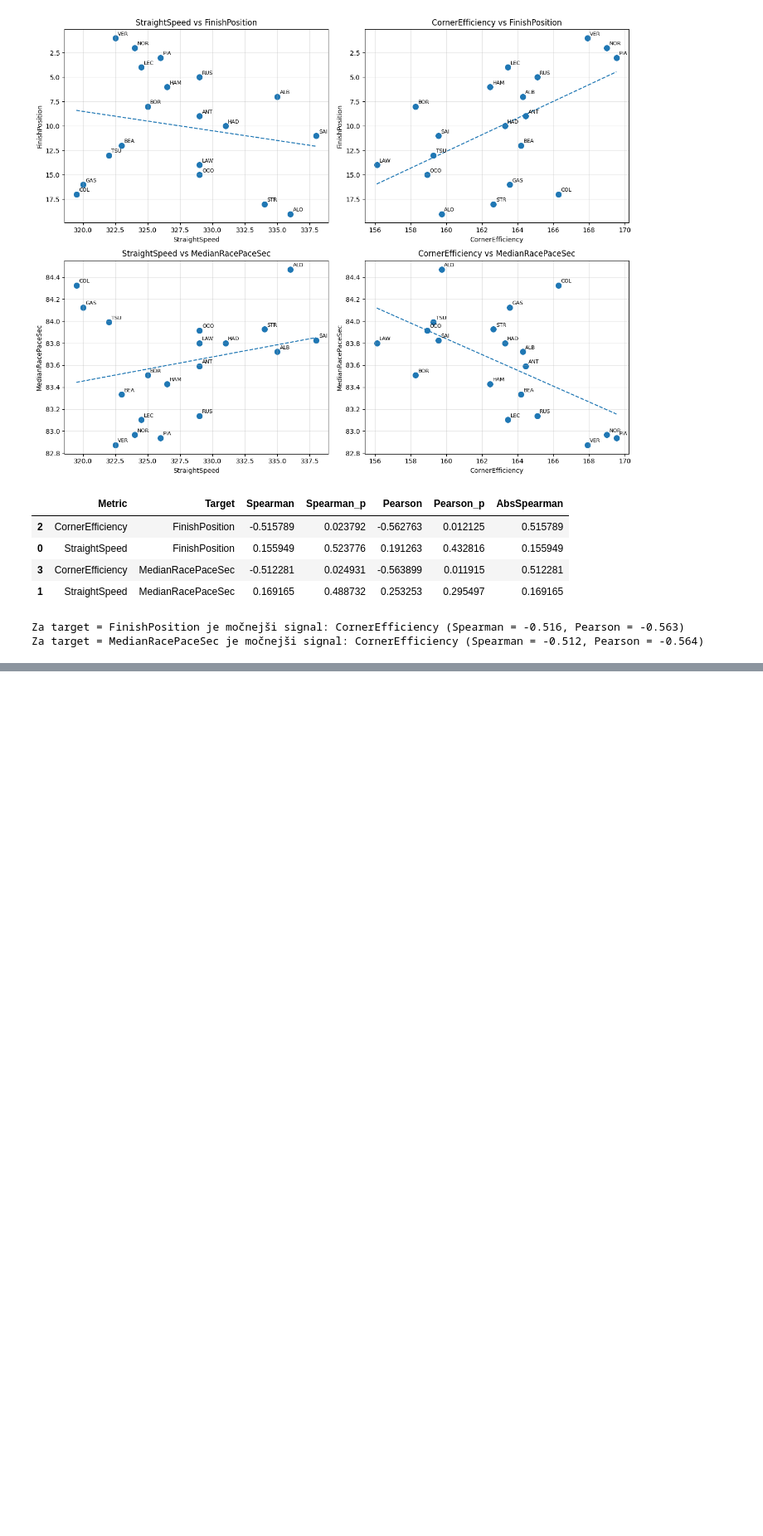
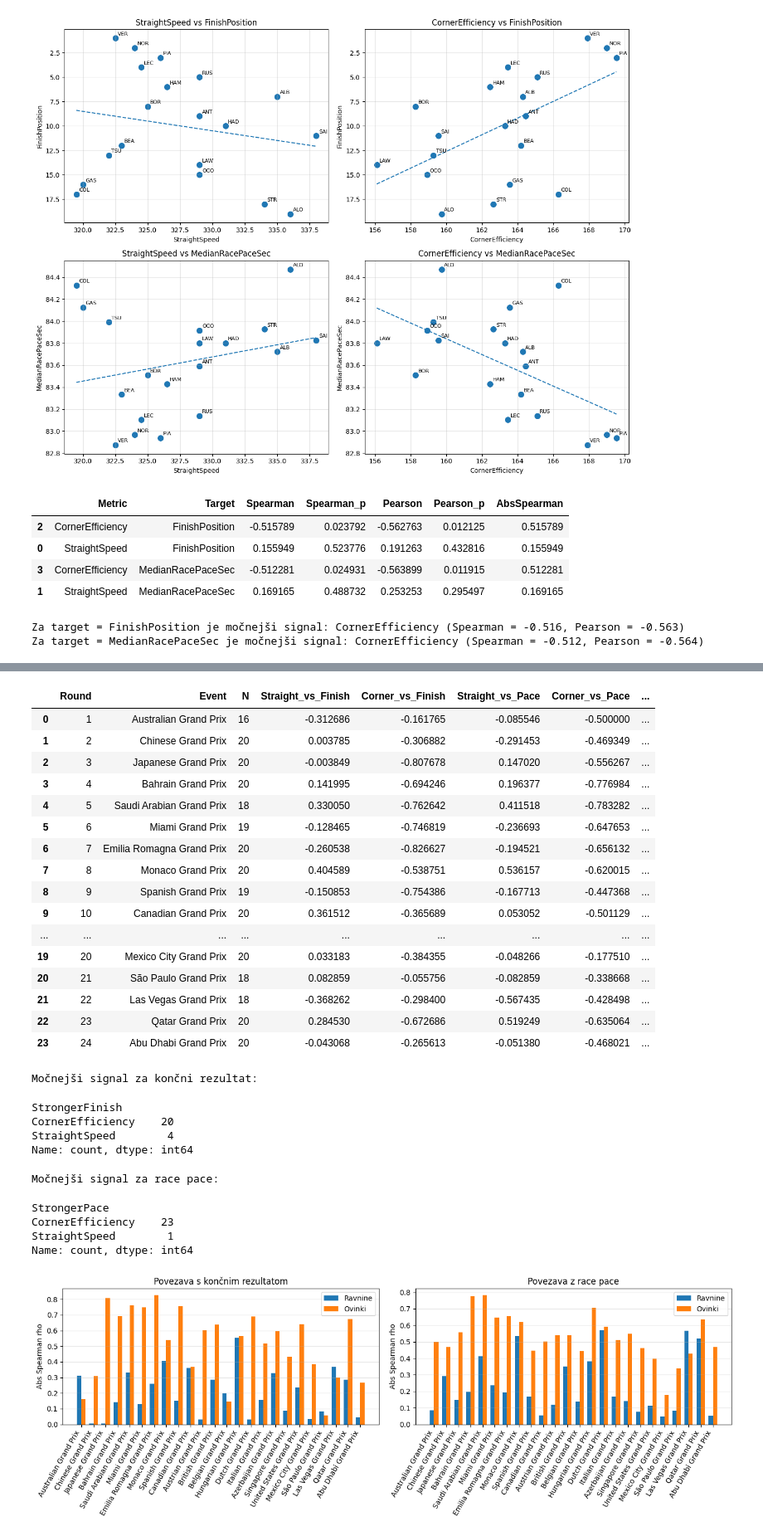
Before and after one commit to matic-zakelj/PR2610, a Jupyter notebook: ovinkiKvalifikacije.ipynb, the cells around one changed output, grey strips where cells are left out. Shown at 83% size. Cells and saved outputs as stored; diff of their text form; code cells hidden in the pictures; blank space fills up the shorter version.

```diff
--- a/ovinkiKvalifikacije.ipynb
+++ b/ovinkiKvalifikacije.ipynb
@@ -315,7 +315,10 @@ display(corners.head())
 | 3 | 6808.655273 | 14630.753906 | 4 |  | -54.042256 | 2095.220412 |
 | 4 | 7130.872070 | 15023.123047 | 5 |  | 121.752858 | 2151.692087 |
 # %%
-def corner_eff(session, driver, window_m=80):
+def corner_eff(session, driver, corners_data=None, window_m=80):
+
+    if corners_data is None:
+        corners_data = corners
 
     laps = session.laps.pick_driver(driver).pick_quicklaps()
     if laps.empty:
@@ -330,7 +333,7 @@ def corner_eff(session, driver, window_m=80):
         return np.nan
 
     corner_speeds = []
-    for _, c in corners.iterrows():
+    for _, c in corners_data.iterrows():
         d = c.get("Distance", np.nan)
         if pd.isna(d):
             continue
@@ -488,0 +619,63 @@ Za target = MedianRacePaceSec je močnejši signal: CornerEfficiency (Spearman =
+# %%
+display(season_speed.sort_values("Round"))
+
+print("Močnejši signal za končni rezultat:")
+display(season_speed["StrongerFinish"].value_counts())
+
+print("Močnejši signal za race pace:")
+display(season_speed["StrongerPace"].value_counts())
+
+fig, axes = plt.subplots(1, 2, figsize=(14, 5))
+
+x = np.arange(len(season_speed))
+width = 0.35
+
+axes[0].bar(x - width/2, season_speed["Straight_vs_Finish"].abs(), width, label="Ravnine")
+axes[0].bar(x + width/2, season_speed["Corner_vs_Finish"].abs(), width, label="Ovinki")
+axes[0].set_title("Povezava s končnim rezultatom")
+axes[0].set_ylabel("Abs Spearman rho")
+axes[0].set_xticks(x)
+axes[0].set_xticklabels(season_speed["Event"], rotation=60, ha="right")
+axes[0].legend()
+axes[0].grid(True, axis="y", alpha=0.3)
+
+axes[1].bar(x - width/2, season_speed["Straight_vs_Pace"].abs(), width, label="Ravnine")
+axes[1].bar(x + width/2, season_speed["Corner_vs_Pace"].abs(), width, label="Ovinki")
+axes[1].set_title("Povezava z race pace")
+axes[1].set_ylabel("Abs Spearman rho")
+axes[1].set_xticks(x)
+axes[1].set_xticklabels(season_speed["Event"], rotation=60, ha="right")
+axes[1].legend()
+axes[1].grid(True, axis="y", alpha=0.3)
+
+plt.tight_layout()
+plt.show()
+# %% [output]
+|  | Round | Event | N | Straight_vs_Finish | Corner_vs_Finish | Straight_vs_Pace | Corner_vs_Pace | ... |
+| 0 | 1 | Australian Grand Prix | 16 | -0.312686 | -0.161765 | -0.085546 | -0.500000 | ... |
+| 1 | 2 | Chinese Grand Prix | 20 | 0.003785 | -0.306882 | -0.291453 | -0.469349 | ... |
+| 2 | 3 | Japanese Grand Prix | 20 | -0.003849 | -0.807678 | 0.147020 | -0.556267 | ... |
+| 3 | 4 | Bahrain Grand Prix | 20 | 0.141995 | -0.694246 | 0.196377 | -0.776984 | ... |
+| 4 | 5 | Saudi Arabian Grand Prix | 18 | 0.330050 | -0.762642 | 0.411518 | -0.783282 | ... |
+| 5 | 6 | Miami Grand Prix | 19 | -0.128465 | -0.746819 | -0.236693 | -0.647653 | ... |
+| 6 | 7 | Emilia Romagna Grand Prix | 20 | -0.260538 | -0.826627 | -0.194521 | -0.656132 | ... |
+| 7 | 8 | Monaco Grand Prix | 20 | 0.404589 | -0.538751 | 0.536157 | -0.620015 | ... |
+| 8 | 9 | Spanish Grand Prix | 19 | -0.150853 | -0.754386 | -0.167713 | -0.447368 | ... |
+| 9 | 10 | Canadian Grand Prix | 20 | 0.361512 | -0.365689 | 0.053052 | -0.501129 | ... |
+| ... | ... | ... | ... | ... | ... | ... | ... | ... |
+| 19 | 20 | Mexico City Grand Prix | 20 | 0.033183 | -0.384355 | -0.048266 | -0.177510 | ... |
+| 20 | 21 | São Paulo Grand Prix | 18 | 0.082859 | -0.055756 | -0.082859 | -0.338668 | ... |
+| 21 | 22 | Las Vegas Grand Prix | 18 | -0.368262 | -0.298400 | -0.567435 | -0.428498 | ... |
+| 22 | 23 | Qatar Grand Prix | 20 | 0.284530 | -0.672686 | 0.519249 | -0.635064 | ... |
+| 23 | 24 | Abu Dhabi Grand Prix | 20 | -0.043068 | -0.265613 | -0.051380 | -0.468021 | ... |
+Močnejši signal za končni rezultat:
+StrongerFinish
+CornerEfficiency    20
+StraightSpeed        4
+Name: count, dtype: int64
+Močnejši signal za race pace:
+StrongerPace
+CornerEfficiency    23
+StraightSpeed        1
+Name: count, dtype: int64
+[figure, added]
```
Also changed, not shown: parts of 6 cells of this notebook.
